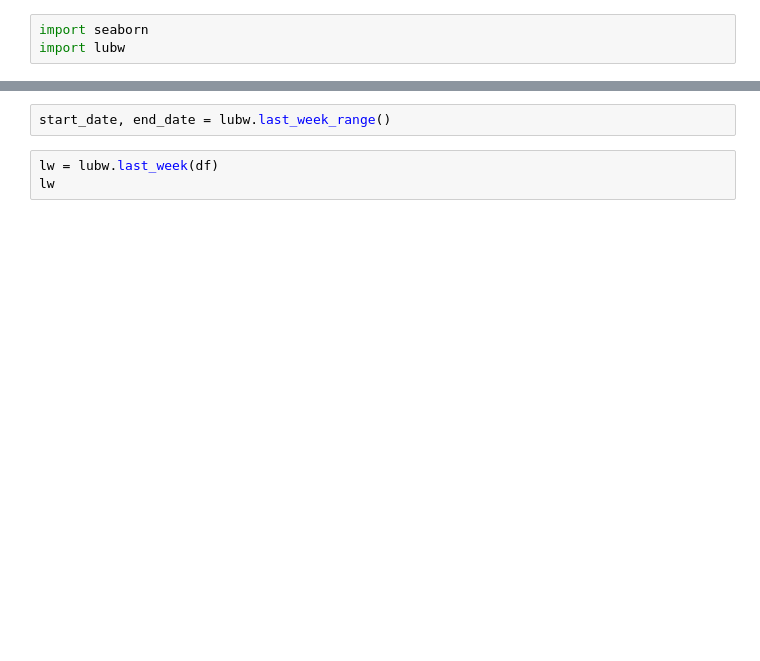
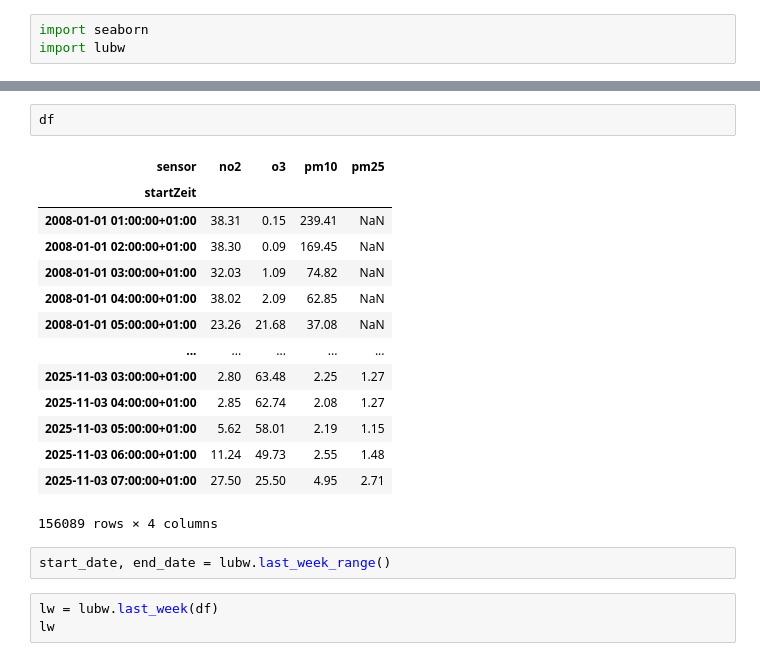
Before and after one commit to sgc-kn/dashboards, a Jupyter notebook: src/lubw/draft.ipynb, the cells around one changed output, grey strips where cells are left out. Drawn from its saved outputs; the diff is of its cells as text; blank space fills up the shorter version.

```diff
--- a/src/lubw/draft.ipynb
+++ b/src/lubw/draft.ipynb
@@ -19,3 +19,20 @@ memory usage: 5.8 MB
+# %%
+df
+# %% [output]
+| sensor | no2 | o3 | pm10 | pm25 |
+| startZeit |  |  |  |  |
+| 2008-01-01 01:00:00+01:00 | 38.31 | 0.15 | 239.41 | NaN |
+| 2008-01-01 02:00:00+01:00 | 38.30 | 0.09 | 169.45 | NaN |
+| 2008-01-01 03:00:00+01:00 | 32.03 | 1.09 | 74.82 | NaN |
+| 2008-01-01 04:00:00+01:00 | 38.02 | 2.09 | 62.85 | NaN |
+| 2008-01-01 05:00:00+01:00 | 23.26 | 21.68 | 37.08 | NaN |
+| ... | ... | ... | ... | ... |
+| 2025-11-03 03:00:00+01:00 | 2.80 | 63.48 | 2.25 | 1.27 |
+| 2025-11-03 04:00:00+01:00 | 2.85 | 62.74 | 2.08 | 1.27 |
+| 2025-11-03 05:00:00+01:00 | 5.62 | 58.01 | 2.19 | 1.15 |
+| 2025-11-03 06:00:00+01:00 | 11.24 | 49.73 | 2.55 | 1.48 |
+| 2025-11-03 07:00:00+01:00 | 27.50 | 25.50 | 4.95 | 2.71 |
+156089 rows × 4 columns
 # %%
 start_date, end_date = lubw.last_week_range()
 # %%
```
Also changed, not shown: parts of 11 cells of this notebook, 1 other file.
